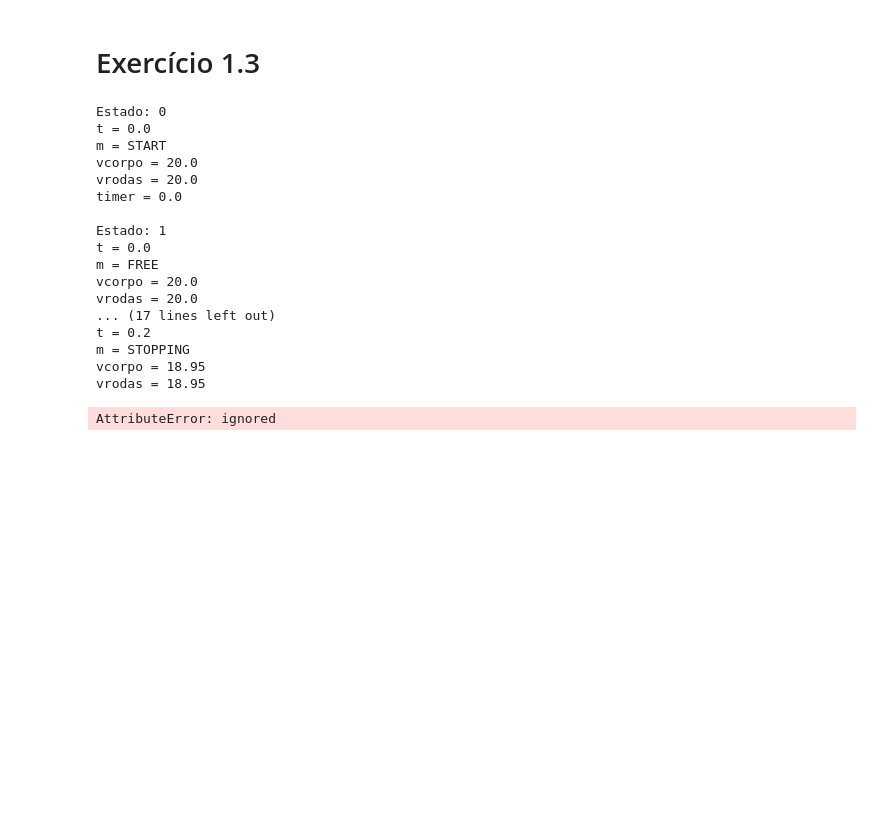
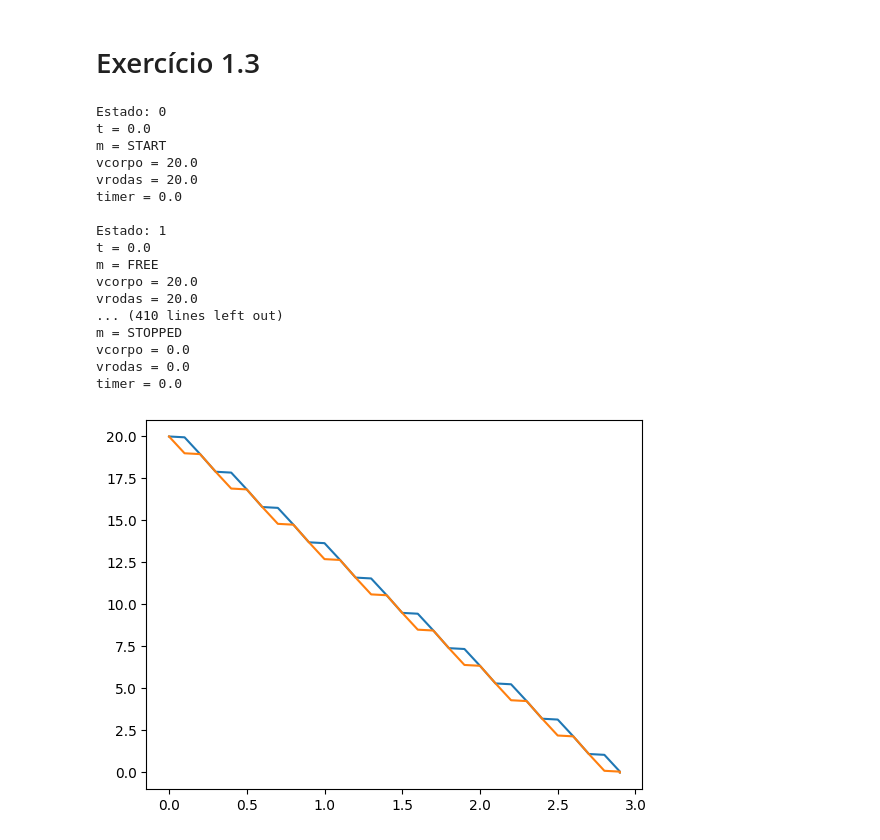
Before and after one commit to jkaxsh/LC, a Jupyter notebook: TP04/TP4_1.ipynb, the cells around one changed output. Drawn from its saved outputs; the diff is of its cells as text; code cells hidden in the pictures; blank space fills up the shorter version.

```diff
--- a/TP04/TP4_1.ipynb
+++ b/TP04/TP4_1.ipynb
@@ -170,7 +176,9 @@ def trans(curr, prox):
                         prox['t'] - curr['t'] == intervalo,
                         curr['vcorpo'] - curr['vrodas'] > vdif,
                         curr['vrodas'] <= curr['vcorpo'],
-                        prox['vrodas'] <= prox['vcorpo'])
+                        prox['vrodas'] <= prox['vcorpo'],
+                        curr['timer'] == 0,
+                        prox['timer'] == 0)
 
   stopped_stopped = And(curr['m'] == STOPPED, prox['m'] == STOPPED, prox['t'] == curr['t'],
                         prox['vrodas'] == curr['vrodas'], prox['vcorpo'] == curr['vcorpo'], curr['timer'] == 0,
@@ -196,37 +204,37 @@ def gera_traco(declare, init, trans, k, erro, limite_timer, a, b, c_stopping, c,
       modelov = m[traco[i]['vrodas']]
       modelot = m[traco[i]['t']]
       Velocidades_Carro.append(float(modeloV.numerator_as_long())/float(modeloV.denominator_as_long()))
       Velocidades_Rodas.append(float(modelov.numerator_as_long())/float(modelov.denominator_as_long()))
       Tempos.append(float(modelot.numerator_as_long())/float(modelot.denominator_as_long()))
       for v in traco[i]:
         res = m[traco[i][v]]
         if res.sort() != RealSort():
           print(v, '=', res)
         else:
           print(v, '=', float(res.numerator_as_long())/float(res.denominator_as_long()))
       print()
     plt.plot(Tempos, Velocidades_Carro, Tempos, Velocidades_Rodas)
   else:
     print("Não tem solução.")
 
 
-gera_traco(declare, init, trans, 61, vdif, tmax, a, b, c_stopping, c, P, velinicial)
+gera_traco(declare, init, trans, 74, vdif, tmax, a, b, c_stopping, c, P, velinicial)
 # %% [output]
 Estado: 0
 t = 0.0
 m = START
 vcorpo = 20.0
 vrodas = 20.0
 timer = 0.0
 
 Estado: 1
 t = 0.0
 m = FREE
 vcorpo = 20.0
 vrodas = 20.0
-... (17 lines left out)
-t = 0.2
-m = STOPPING
-vcorpo = 18.95
-vrodas = 18.95
+... (410 lines left out)
+m = STOPPED
+vcorpo = 0.0
+vrodas = 0.0
+timer = 0.0
-AttributeError: ignored
+[figure, added]
```
Also changed, not shown: parts of 3 cells of this notebook.
